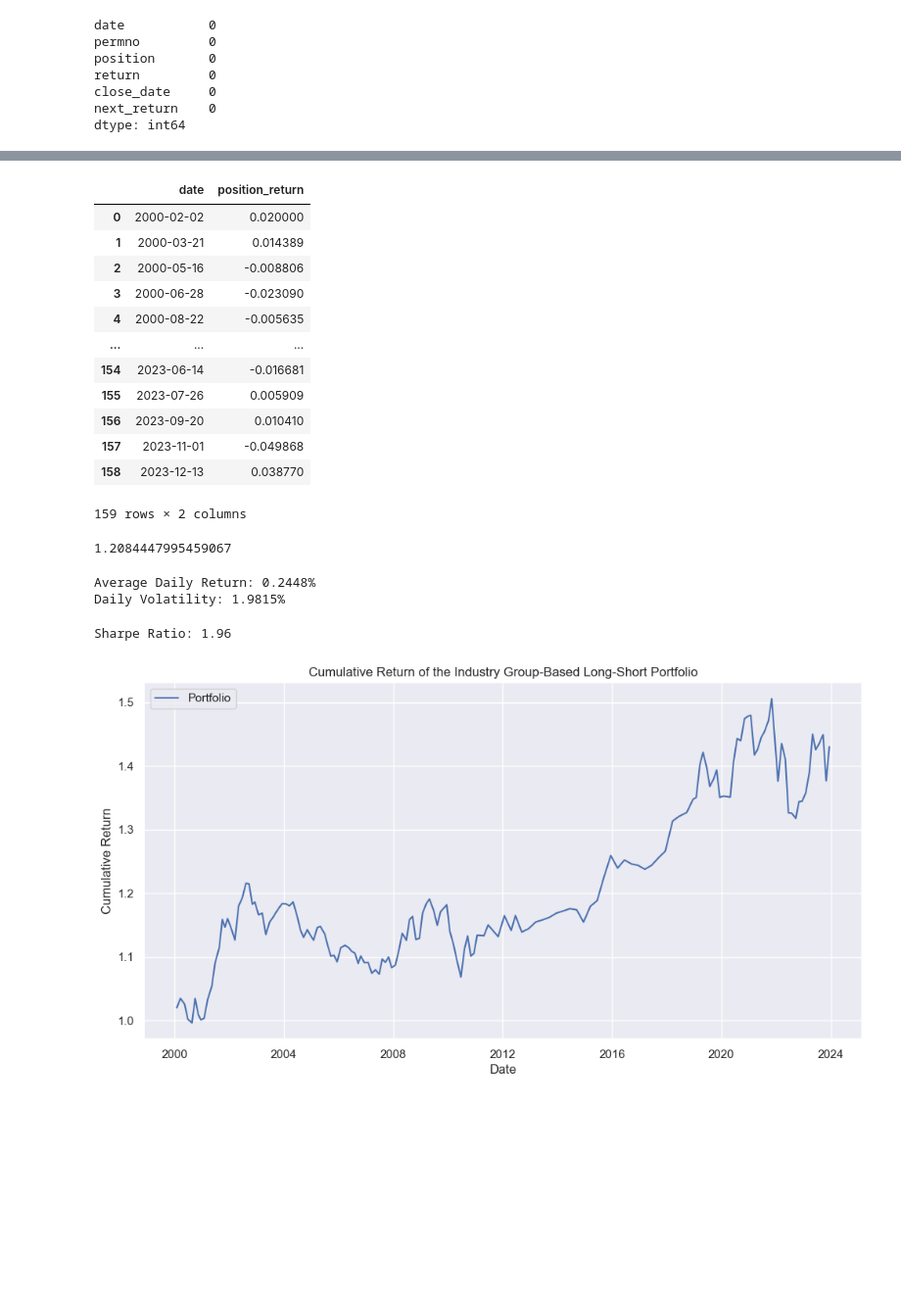
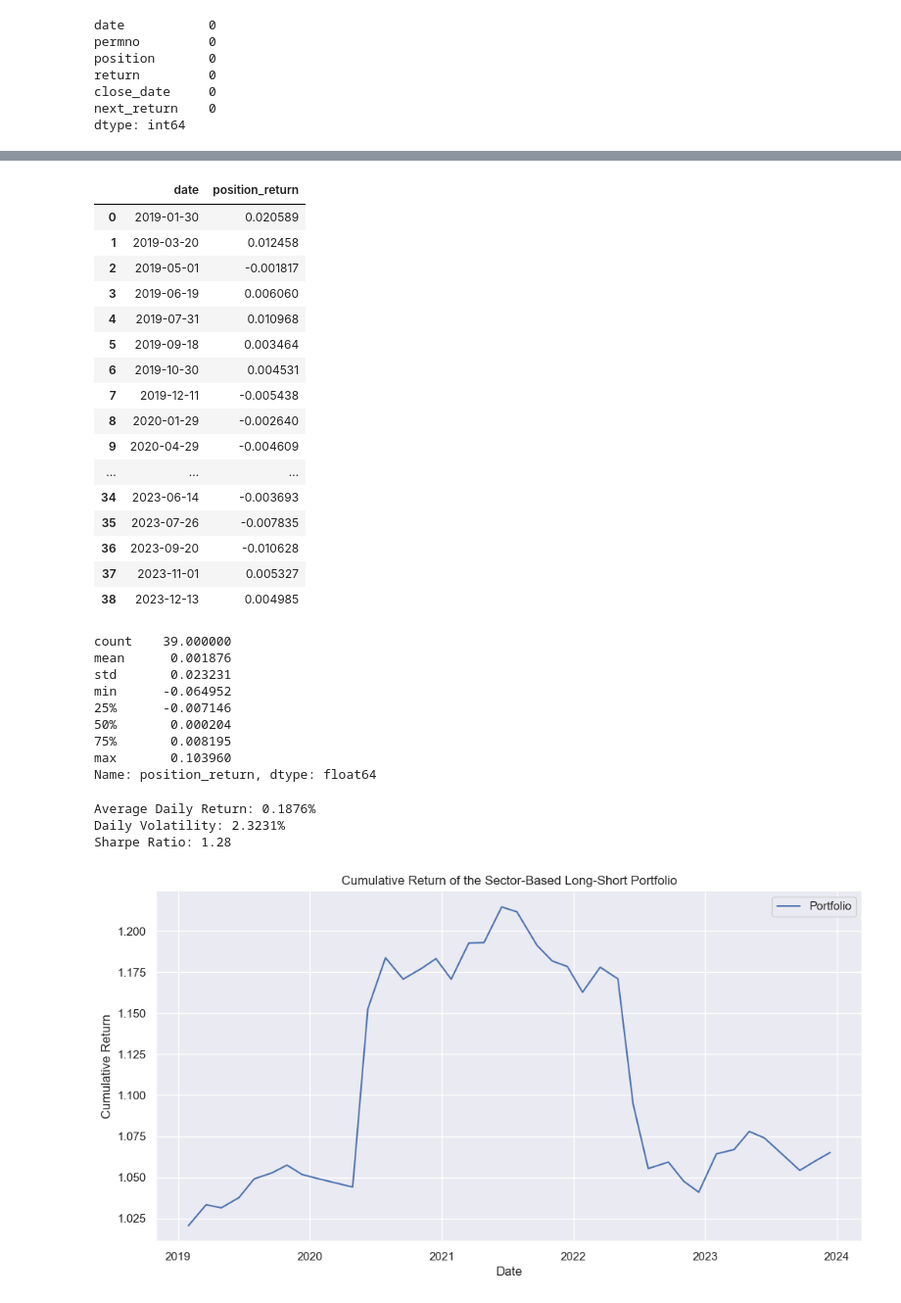
Before and after one commit to JLFrick/MFE-230ZAB-Deep-Learning-and-Applications, a Jupyter notebook: zb_pset/3_gics_strategy.ipynb, the cells around one changed output, grey strips where cells are left out. Shown at 98% size. Saved outputs shown, nothing was run; the diff lists cells and outputs as text; code cells hidden in the pictures; blank space fills up the shorter version.

Commit message:
sector model

```diff
--- a/zb_pset/3_gics_strategy.ipynb
+++ b/zb_pset/3_gics_strategy.ipynb
@@ -245,0 +194,4 @@ fomc
+# %%
+fomc_test = fomc[fomc['date']>='2019-01-01'].reset_index(drop=True)
+display(fomc_test['long'].value_counts())
+display(fomc_test['short'].value_counts())
@@ -246,7 +211,8 @@ fomc
 # %%
+# for each date, get the stocks to short on long based on their GICS classification
 portfolio_records = []
 
-for idx, row in fomc.iterrows():
+for idx, row in fomc_test.iterrows():
     date = row['date']
     long_gics = row['long']
     short_gics = row['short']
@@ -394,21 +340,29 @@ def calculate_position_return(row):
 
 df_positions['position_return'] = df_positions.apply(calculate_position_return, axis=1)
 # %%
+# get returns of the portfolio by day
 # group by 'date' and calculate mean return to calculate returns per FOMC
 df_portfolio_returns = df_positions.groupby('date')['position_return'].mean().reset_index()
 
+df_portfolio_returns.sort_values('date', inplace=True)
+df_portfolio_returns.reset_index(drop=True, inplace=True)
+
 df_portfolio_returns
 # %% [output]
 |  | date | position_return |
-| 0 | 2000-02-02 | 0.020000 |
-| 1 | 2000-03-21 | 0.014389 |
-| 2 | 2000-05-16 | -0.008806 |
-| 3 | 2000-06-28 | -0.023090 |
-| 4 | 2000-08-22 | -0.005635 |
+| 0 | 2019-01-30 | 0.020589 |
+| 1 | 2019-03-20 | 0.012458 |
+| 2 | 2019-05-01 | -0.001817 |
+| 3 | 2019-06-19 | 0.006060 |
+| 4 | 2019-07-31 | 0.010968 |
+| 5 | 2019-09-18 | 0.003464 |
+| 6 | 2019-10-30 | 0.004531 |
+| 7 | 2019-12-11 | -0.005438 |
+| 8 | 2020-01-29 | -0.002640 |
+| 9 | 2020-04-29 | -0.004609 |
 | ... | ... | ... |
-| 154 | 2023-06-14 | -0.016681 |
-| 155 | 2023-07-26 | 0.005909 |
-| 156 | 2023-09-20 | 0.010410 |
-| 157 | 2023-11-01 | -0.049868 |
-| 158 | 2023-12-13 | 0.038770 |
+| 34 | 2023-06-14 | -0.003693 |
+| 35 | 2023-07-26 | -0.007835 |
+| 36 | 2023-09-20 | -0.010628 |
+| 37 | 2023-11-01 | 0.005327 |
+| 38 | 2023-12-13 | 0.004985 |
-159 rows × 2 columns
@@ -417,0 +369,17 @@ df_portfolio_returns.reset_index(drop=True, inplace=True)
+# %%
+# position daily returns
+df_portfolio_returns['position_return'].describe()
+# %% [output]
+count    39.000000
+mean      0.001876
+std       0.023231
+min      -0.064952
+25%      -0.007146
+50%       0.000204
+75%       0.008195
+max       0.103960
+Name: position_return, dtype: float64
+# %%
+df_portfolio_returns['ann_returns'] = (((1 + df_portfolio_returns['position_return']) ** 252) - 1)
+# %%
+df_portfolio_returns = df_portfolio_returns[df_portfolio_returns['date']>='2019-01-01']
@@ -418,6 +388,2 @@ df_portfolio_returns.reset_index(drop=True, inplace=True)
 # %%
 df_portfolio_returns['cumulative_return'] = (1 + df_portfolio_returns['position_return']).cumprod()
-# %%
-df_portfolio_returns['cumulative_return'].mean()
-# %% [output]
-1.2084447995459067
@@ -430,27 +390,27 @@ df_portfolio_returns['cumulative_return'].mean()
 # %%
+# calculate average daily return, average vol, and sharpe
 average_daily_return = df_portfolio_returns['position_return'].mean()
 print(f"Average Daily Return: {average_daily_return * 100:.4f}%")
 
 daily_volatility = df_portfolio_returns['position_return'].std()
 print(f"Daily Volatility: {daily_volatility * 100:.4f}%")
+
+sharpe_ratio = (average_daily_return / daily_volatility) * np.sqrt(252)
+print(f"Sharpe Ratio: {sharpe_ratio:.2f}")
 # %% [output]
-Average Daily Return: 0.2448%
-Daily Volatility: 1.9815%
+Average Daily Return: 0.1876%
+Daily Volatility: 2.3231%
+Sharpe Ratio: 1.28
-# %%
-sharpe_ratio = (average_daily_return / daily_volatility) * np.sqrt(252)
-print(f"Sharpe Ratio: {sharpe_ratio:.2f}")
-# %% [output]
-Sharpe Ratio: 1.96
 # %%
 plt.figure(figsize=(12, 6))
 plt.plot(df_portfolio_returns['date'], df_portfolio_returns['cumulative_return'], label='Portfolio')
 
 
-plt.title('Cumulative Return of the Industry Group-Based Long-Short Portfolio')
+plt.title('Cumulative Return of the Sector-Based Long-Short Portfolio')
 plt.xlabel('Date')
 plt.ylabel('Cumulative Return')
 plt.legend()
 plt.grid(True)
 plt.show()
 # %% [output]
-[figure, old version]
+[figure, new version]
```
Also changed, not shown: parts of 29 cells of this notebook, 9 other files.
